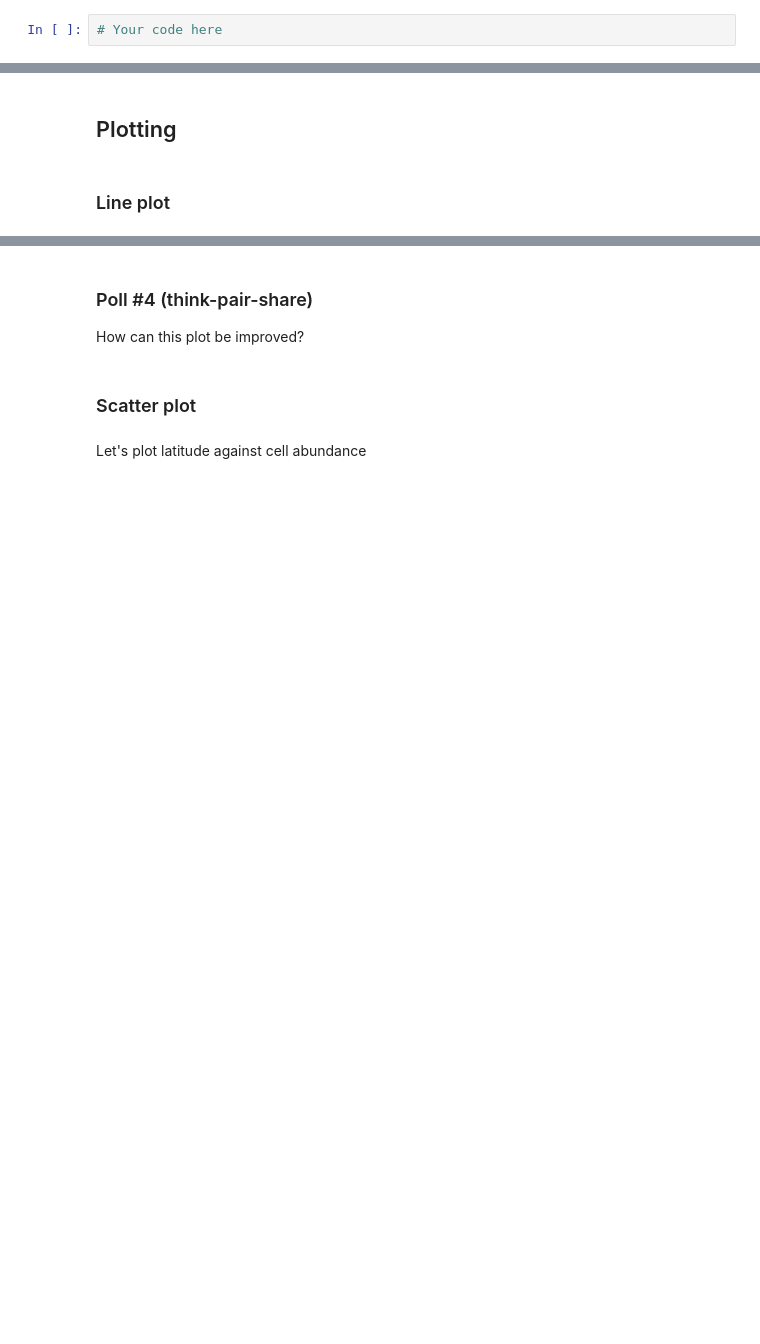
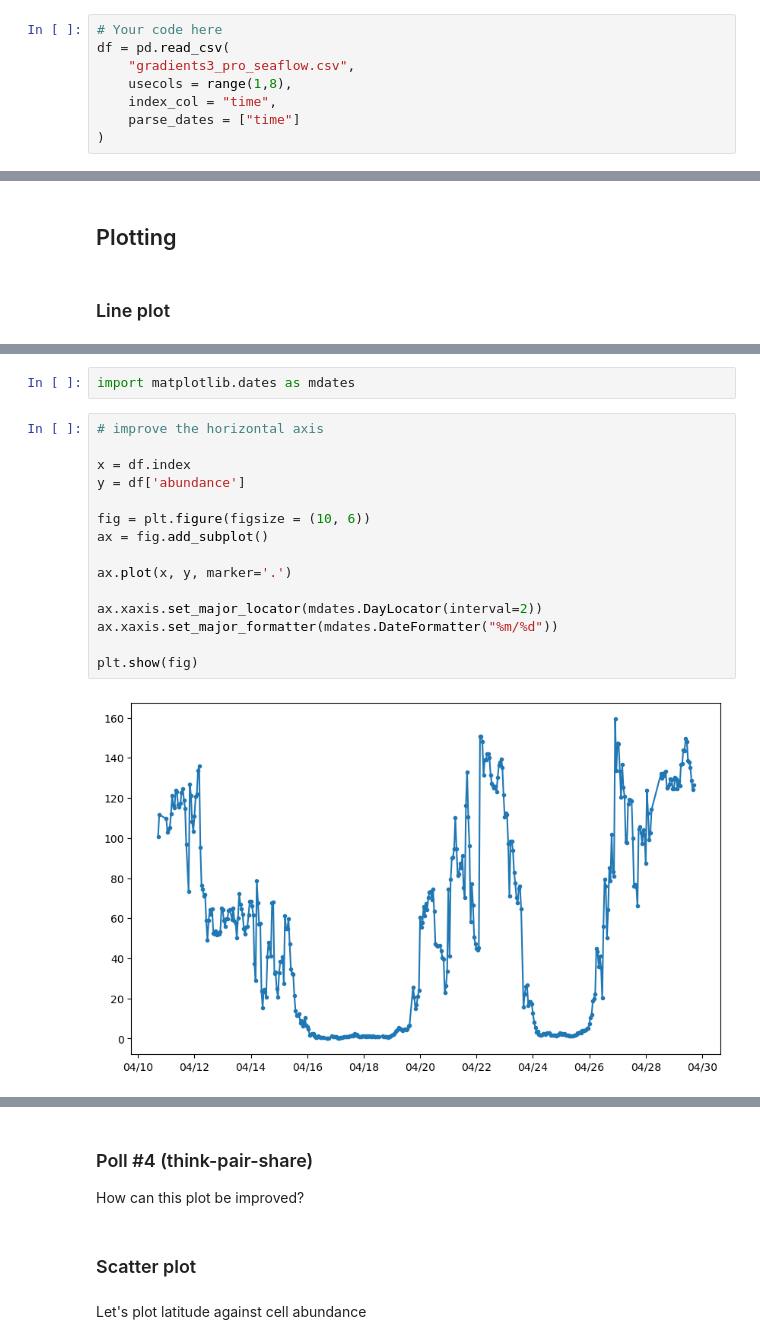
Before and after one commit to OCEAN-215-2025/week6_demo_students, a Jupyter notebook: Week6_demo_updated.ipynb, the cells around one changed output, grey strips where cells are left out. Saved outputs shown, nothing was run; the diff lists cells and outputs as text; blank space fills up the shorter version.

```diff
--- a/Week6_demo_updated.ipynb
+++ b/Week6_demo_updated.ipynb
@@ -88,3 +187,9 @@ Perform data cleaning directly at the data loading step, by supplying appropriat
 _Hint_: the appropriate documentation can be found at [https://pandas.pydata.org/docs/reference/api/pandas.read_csv.html](https://pandas.pydata.org/docs/reference/api/pandas.read_csv.html)
 # %%
 # Your code here
+df = pd.read_csv(
+    "gradients3_pro_seaflow.csv",
+    usecols = range(1,8),
+    index_col = "time",
+    parse_dates = ["time"]
+)
@@ -179,0 +495,19 @@ plt.show(fig)
+# %%
+import matplotlib.dates as mdates
+# %%
+# improve the horizontal axis
+
+x = df.index
+y = df['abundance']
+
+fig = plt.figure(figsize = (10, 6))
+ax = fig.add_subplot()
+
+ax.plot(x, y, marker='.')
+
+ax.xaxis.set_major_locator(mdates.DayLocator(interval=2))
+ax.xaxis.set_major_formatter(mdates.DateFormatter("%m/%d"))
+
+plt.show(fig)
+# %% [output]
+[figure, added]
```
Also changed, not shown: parts of 37 cells of this notebook.
